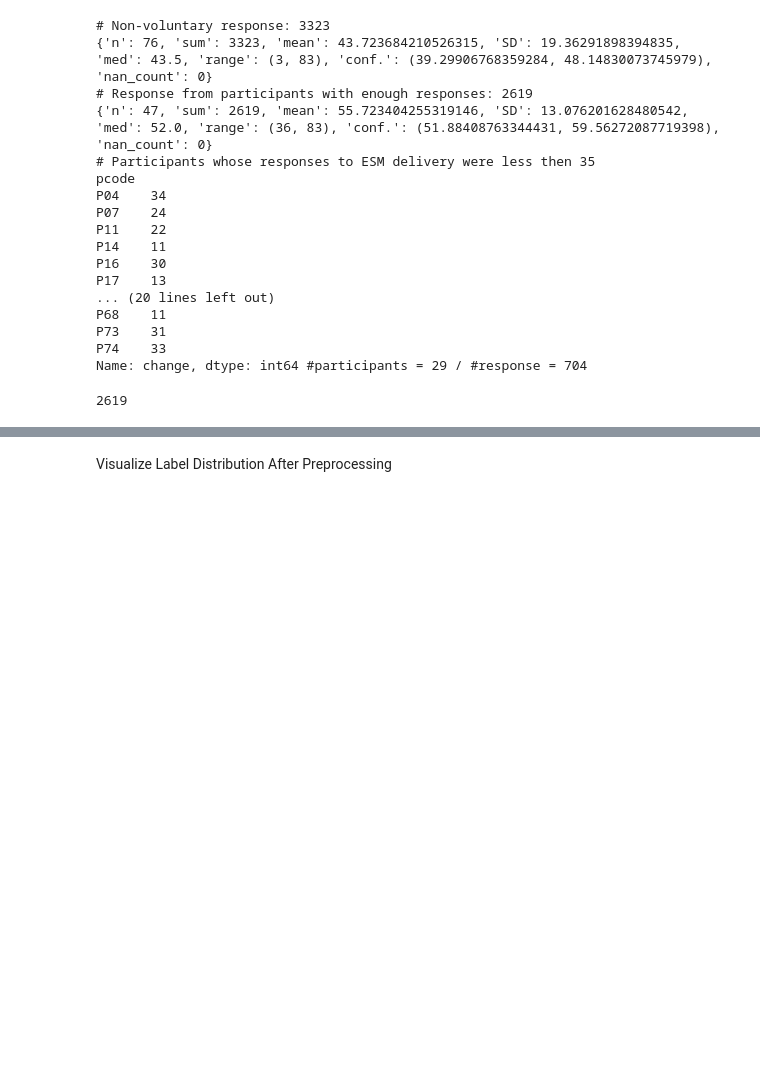
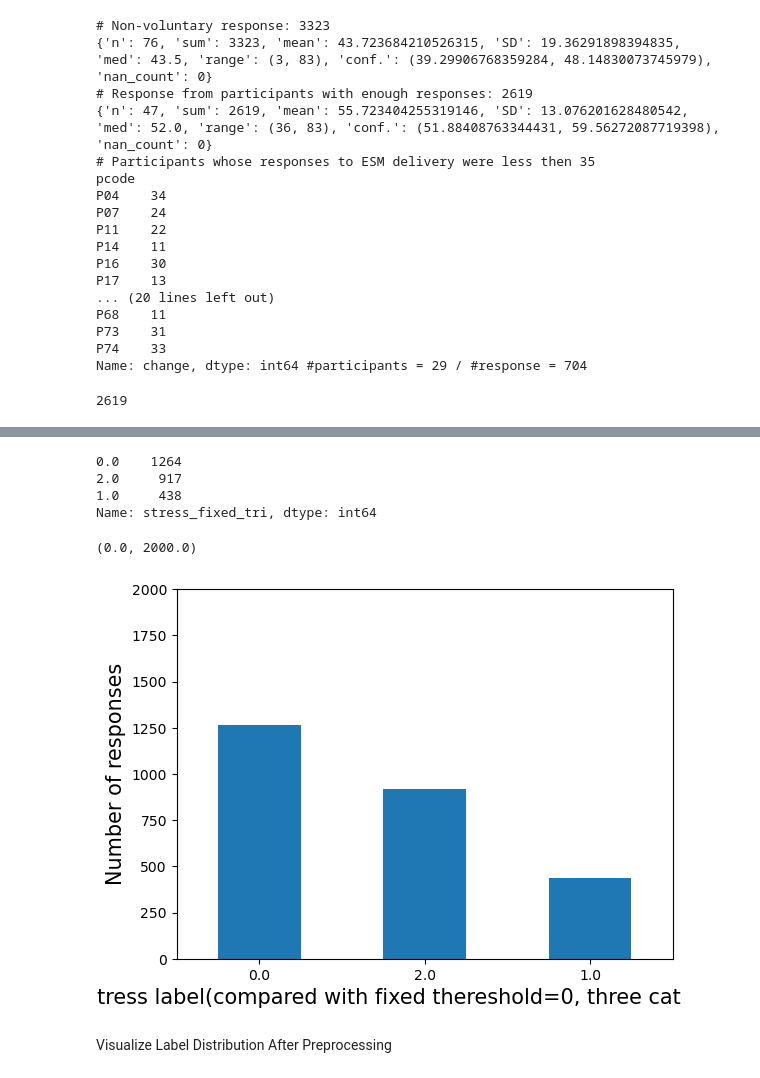
Before and after one commit to SteinPanyu/IndependentReproducibility, a Jupyter notebook: Preprocessing.ipynb, the cells around one changed output, grey strips where cells are left out. Cells and saved outputs as stored; diff of their text form; code cells hidden in the pictures; blank space fills up the shorter version.

```diff
--- a/Preprocessing.ipynb
+++ b/Preprocessing.ipynb
@@ -441,6 +440,13 @@ len(LABELS_VALID)
 import pandas as pd
 import numpy as np
 
+conditions = [
+    (LABELS_VALID['stress'] < 0),
+    (LABELS_VALID['stress'] == 0),
+    (LABELS_VALID['stress'] > 0)
+]
+
+choices = [0, 1, 2]  # correspondingly negative, zero and positive
 
 LABELS_PROC = LABELS_VALID.assign(
     valence_dyn = lambda x: np.where(x['valence'] > LABELS_VALID['valence'].mean(), 1, 0),
@@ -451,5 +457,7 @@ LABELS_PROC = LABELS_VALID.assign(
     arousal_fixed = lambda x: np.where(x['arousal'] > 0, 1, 0),
     stress_fixed = lambda x: np.where(x['stress'] > 0, 1, 0),
     disturbance_fixed = lambda x: np.where(x['disturbance'] > 0, 1, 0),
+    stress_fixed_tri = np.select(conditions, choices, default=np.nan),
+
 )
 LABELS_PROC.head()
@@ -480,3 +517,16 @@ plt.ylim([0, 2000])
+# %%
+print(LABELS_PROC['stress_fixed_tri'].value_counts())
+LABELS_PROC.stress_fixed_tri.value_counts().plot(kind='bar', rot=0)
+plt.xlabel('Stress label(compared with fixed thereshold=0, three categories)',fontsize=15)
+plt.ylabel('Number of responses',fontsize=15)
+plt.ylim([0, 2000])
+# %% [output]
+0.0    1264
+2.0     917
+1.0     438
+Name: stress_fixed_tri, dtype: int64
+(0.0, 2000.0)
+[figure, added]
 # %%
 LABELS_PROC.to_csv(os.path.join(PATH_INTERMEDIATE, 'proc', 'LABELS_PROC.csv'), index=True)
 # %% [markdown]
```
Also changed, not shown: parts of 10 cells of this notebook, 2 other files.
